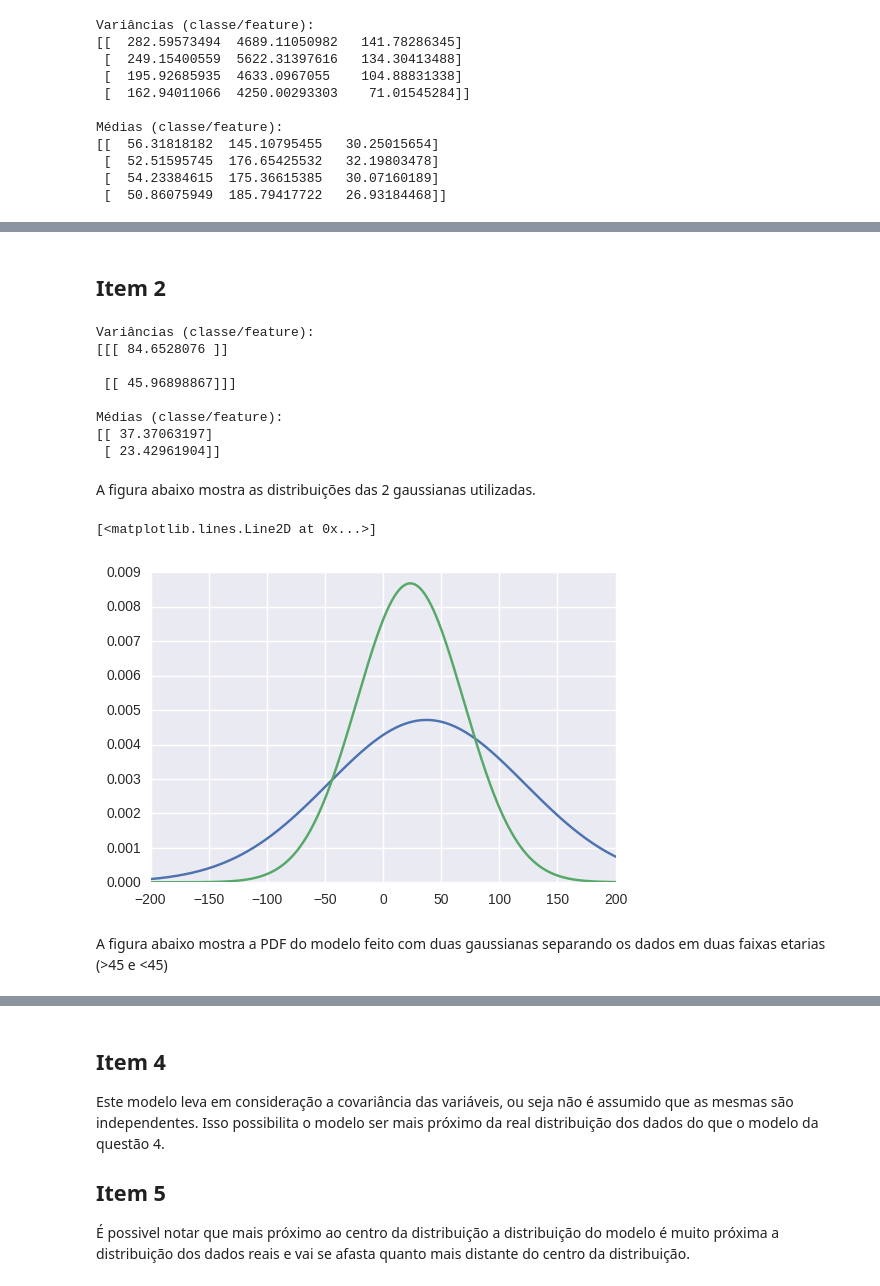
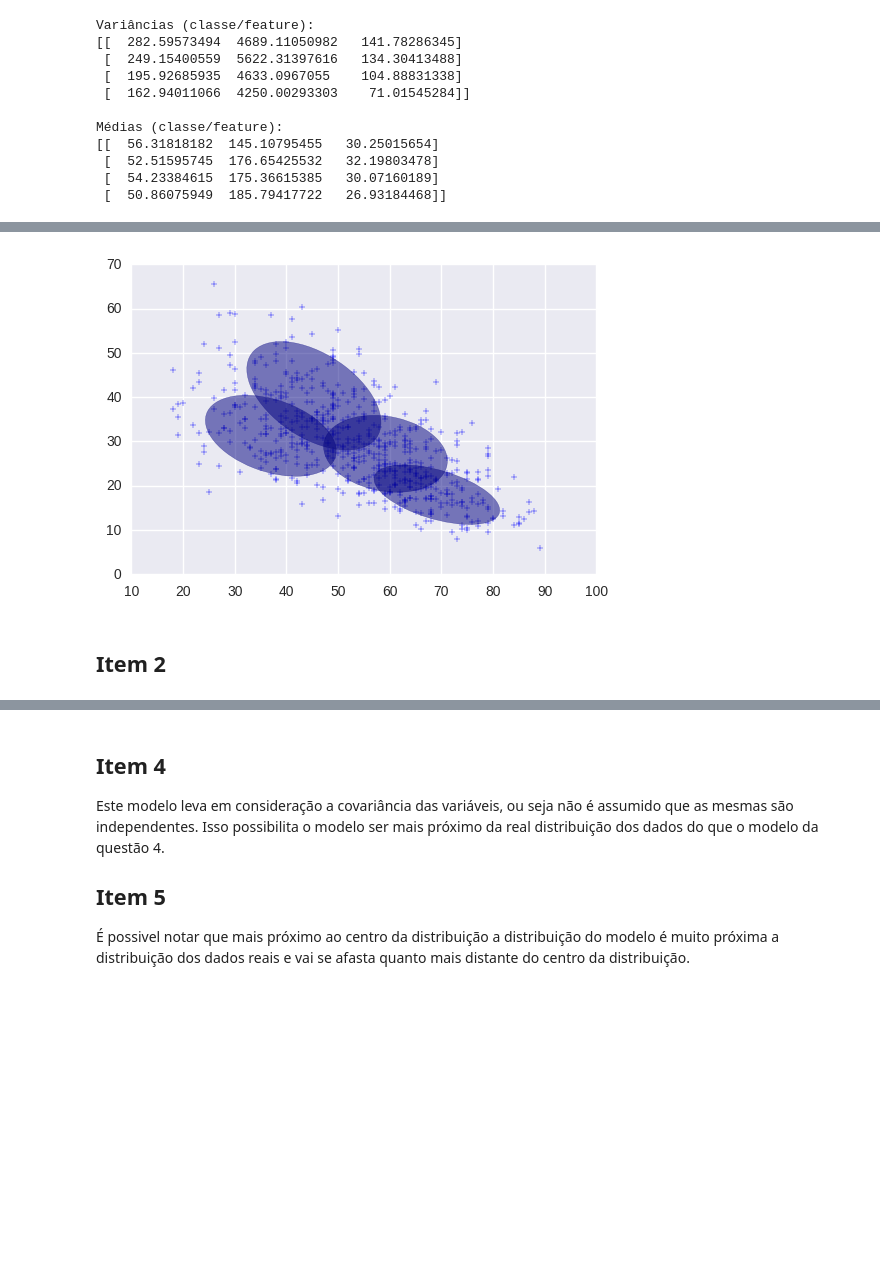
Before and after one commit to condereis/aprendizado-de-maquina, a Jupyter notebook: notebooks/Lista4.ipynb, the cells around one changed output, grey strips where cells are left out. Drawn from its saved outputs; the diff is of its cells as text; code cells hidden in the pictures; blank space fills up the shorter version.

```diff
--- a/notebooks/Lista4.ipynb
+++ b/notebooks/Lista4.ipynb
@@ -429,34 +440,12 @@ Variâncias (classe/feature):
+# %%
+model = GaussianMixture(n_components=4)
+model.fit(train[['idade','vo2']])
+fig = plt.figure()
+ax = fig.add_subplot(1,1,1)
+plt.scatter(test.idade, test.vo2, marker='+')
+for i in range(len(model.covariances_)):
+    make_ellipse(model.covariances_[i], model.means_[i], ax)
+# %% [output]
+[figure, added]
 # %% [markdown]
 ## Item 2
-# %%
-bins = [0, 45, 100]
-group_names = ['c1','c2']
-data['idade_cat'] = pd.cut(data['idade'], bins, labels=group_names)
-gnb = GaussianMixture(n_components=2)
-gnb.fit(data[['vo2']], data['idade_cat'])
-print 'Variâncias (classe/feature):'
-print  gnb.covariances_
-print
-print 'Médias (classe/feature):'
-print gnb.means_
-# %% [output]
-Variâncias (classe/feature):
-[[[ 84.6528076 ]]
-
- [[ 45.96898867]]]
-
-Médias (classe/feature):
-[[ 37.37063197]
- [ 23.42961904]]
-# %% [markdown]
-A figura abaixo mostra as distribuições das 2 gaussianas utilizadas.
-# %%
-x_axis = np.arange(-200, 200, 0.001)
-# Mean = 0, SD = 2.
-plt.plot(x_axis, norm.pdf(x_axis,gnb.means_[0],gnb.covariances_[0][0]))
-plt.plot(x_axis, norm.pdf(x_axis,gnb.means_[1],gnb.covariances_[1][0]))
-# %% [output]
-[<matplotlib.lines.Line2D at 0x...>]
-[figure, removed]
-# %% [markdown]
-A figura abaixo mostra a PDF do modelo feito com duas gaussianas separando os dados em duas faixas etarias (>45 e <45)
```
Also changed, not shown: parts of 13 cells of this notebook.
